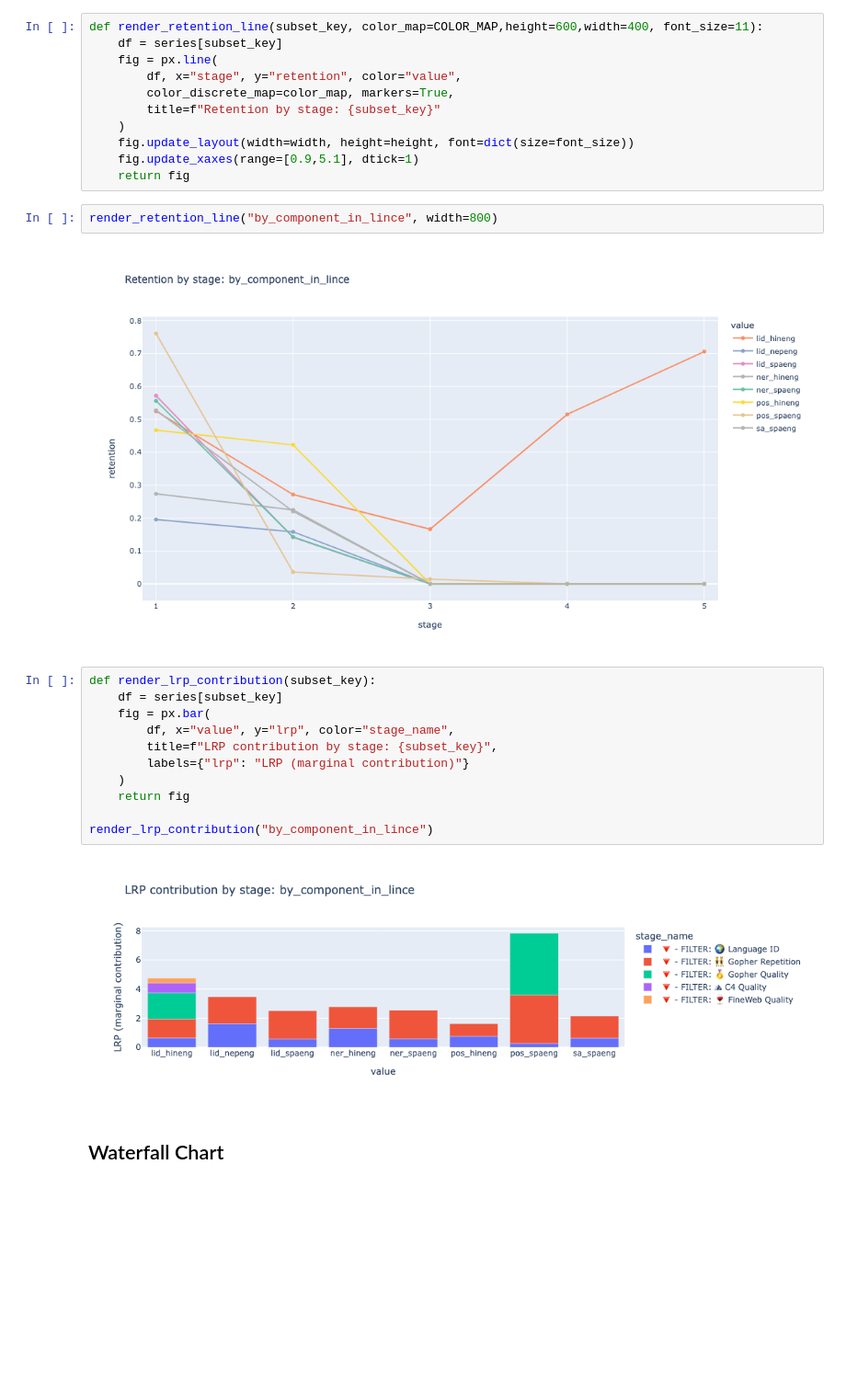
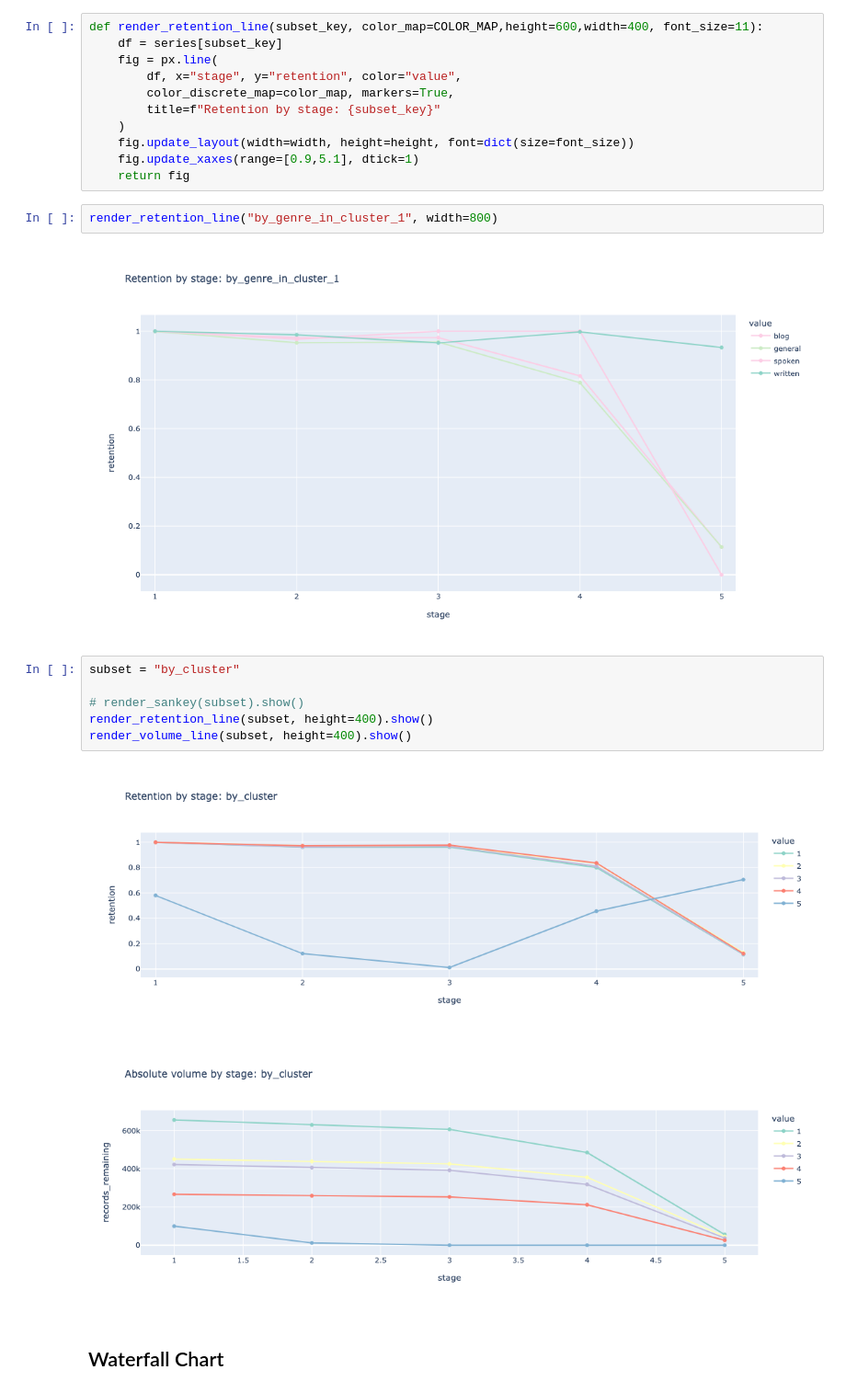
Before and after one commit to jessicacwang/pretraining-quality-mobility, a Jupyter notebook: eval/filter_audit.ipynb, the cells around one changed output. Shown at 92% size. Saved outputs shown, nothing was run; the diff lists cells and outputs as text; blank space fills up the shorter version.

```diff
--- a/eval/filter_audit.ipynb
+++ b/eval/filter_audit.ipynb
@@ -212,22 +228,18 @@ def render_retention_line(subset_key, color_map=COLOR_MAP,height=600,width=400,
     fig.update_xaxes(range=[0.9,5.1], dtick=1)
     return fig
 # %%
-render_retention_line("by_component_in_lince", width=800)
+render_retention_line("by_genre_in_cluster_1", width=800)
 # %% [output]
-[figure, old version]
+[figure, new version]
-# %%
-def render_lrp_contribution(subset_key):
-    df = series[subset_key]
-    fig = px.bar(
-        df, x="value", y="lrp", color="stage_name",
-        title=f"LRP contribution by stage: {subset_key}",
-        labels={"lrp": "LRP (marginal contribution)"}
-    )
-    return fig
-
-render_lrp_contribution("by_component_in_lince")
-# %% [output]
-[figure, old version]
+# %%
+subset = "by_cluster"
+
+# render_sankey(subset).show()
+render_retention_line(subset, height=400).show()
+render_volume_line(subset, height=400).show()
+# %% [output]
+[figure, new version]
+[figure, new version]
 # %% [markdown]
 ## Waterfall Chart
 # %%
```
Also changed, not shown: parts of 25 cells of this notebook.
